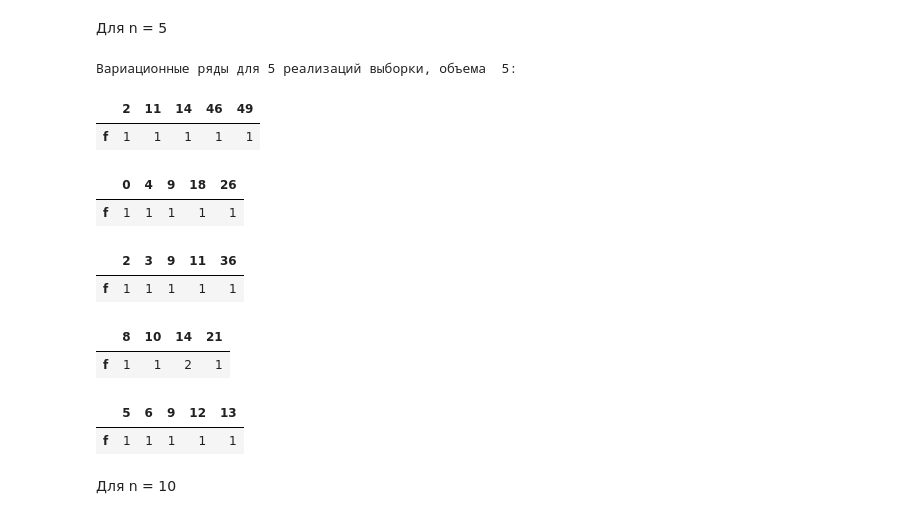
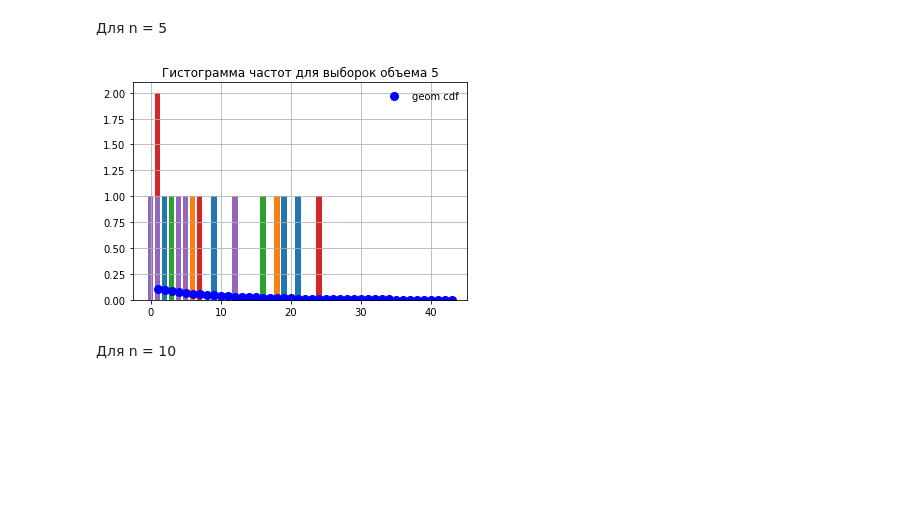
Before and after one commit to DrPopov/Mathematical-statistics, a Jupyter notebook: Dz_2/DZ_2_Geom.ipynb, the cells around one changed output. Cells and saved outputs as stored; diff of their text form; code cells hidden in the pictures; blank space fills up the shorter version.

```diff
--- a/Dz_2/DZ_2_Geom.ipynb
+++ b/Dz_2/DZ_2_Geom.ipynb
@@ -397,19 +393,10 @@ def make_var_row(n, M):
 Для n = 5
 # %%
 M1 = make_vibor(5)
+make_pmf(0.1)
 make_var_row(5, M1)
 # %% [output]
-Вариационные ряды для 5 реализаций выборки, объема  5:
-|  | 2 | 11 | 14 | 46 | 49 |
-| f | 1 | 1 | 1 | 1 | 1 |
-|  | 0 | 4 | 9 | 18 | 26 |
-| f | 1 | 1 | 1 | 1 | 1 |
-|  | 2 | 3 | 9 | 11 | 36 |
-| f | 1 | 1 | 1 | 1 | 1 |
-|  | 8 | 10 | 14 | 21 |
-| f | 1 | 1 | 2 | 1 |
-|  | 5 | 6 | 9 | 12 | 13 |
-| f | 1 | 1 | 1 | 1 | 1 |
+[figure, added]
 # %% [markdown]
 Для n = 10
 # %%
```
Also changed, not shown: parts of 36 cells of this notebook, 19 other files.
